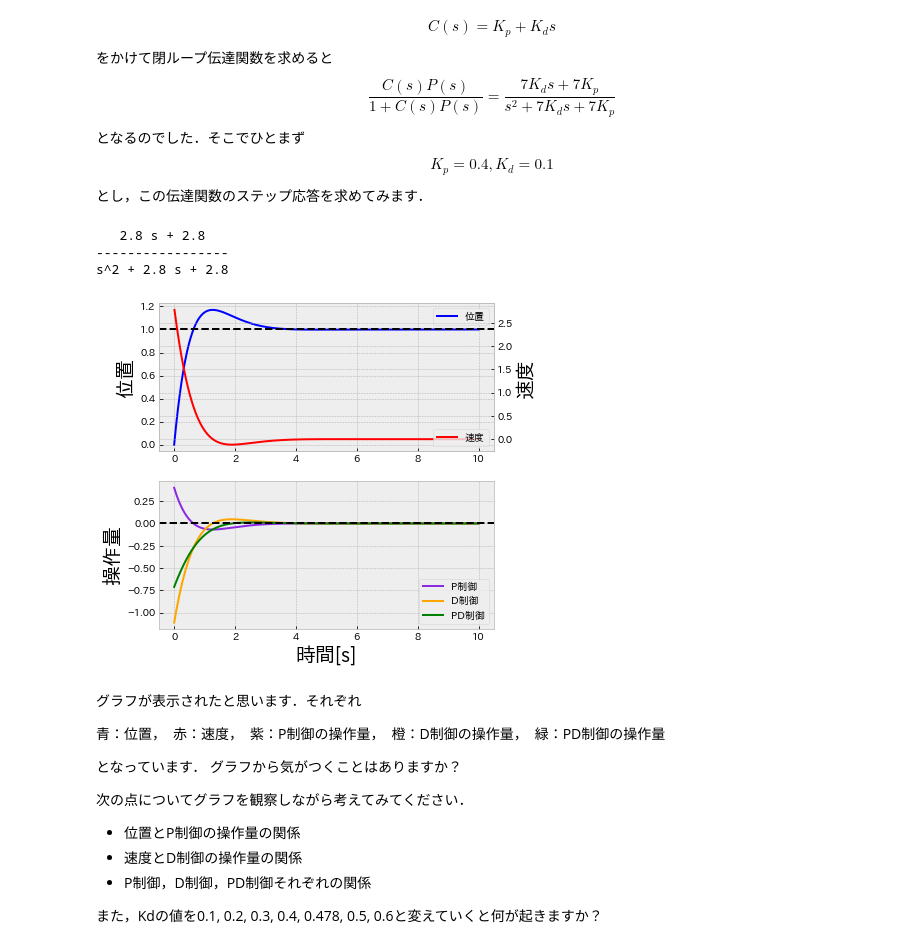
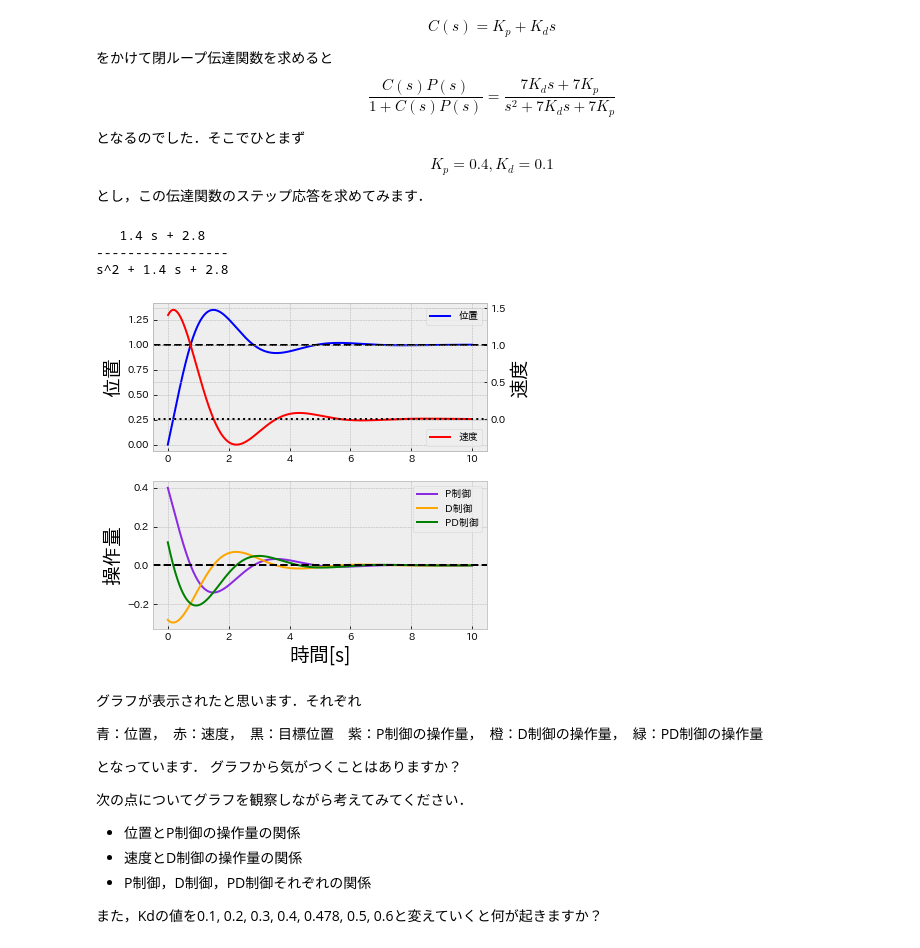
Before and after one commit to Toshi-M56/PIDcontrol, a Jupyter notebook: 工学実験PID制御実験シミュレーション.ipynb, the cells around one changed output. Saved outputs shown, nothing was run; the diff lists cells and outputs as text; code cells hidden in the pictures.

```diff
--- a/工学実験PID制御実験シミュレーション.ipynb
+++ b/工学実験PID制御実験シミュレーション.ipynb
@@ -127,11 +127,11 @@ plt.show() #plt.show()でグラフを画面に表示します．
 一連のコードをまとめると以下のようになります．
 色々な伝達関数のステップ応答を試してみてもいいかもしれません．
 # %%
-numerator = [1,3] # 分子
-denominator = [1, 2, 5] # 分母
+numerator = [3.5, 3] # 分子
+denominator = [1, 4, 3] # 分母
 G = matlab.tf(numerator, denominator)
 print(G)
-t = np.linspace(0, 5, 1000)
+t = np.linspace(0, 50, 10000)
 yout, T = matlab.step(G, t)
 plt.plot(T, yout)
 plt.show()
@@ -165,6 +165,7 @@ def plot_step_response(G, control="P", time=5, n_step=1000):
     ax.set_ylabel("位置", fontsize=20)
     ax_v = ax.twinx()
     ax_v.plot(T[1:], d_yout, c="r", label="速度")
+    ax_v.axhline(0, color="black", linestyle=":")
     ax_v.set_ylabel("速度", fontsize=20)
     ax_v.legend(loc="lower right")
 
@@ -172,9 +173,9 @@ def plot_step_response(G, control="P", time=5, n_step=1000):
     if control == "P" or control == "PD":
         ax2 = fig.add_subplot(212)
         p_mvalue = (1-yout)*Kp
-        d_mvalue = -d_yout*Kd
         ax2.plot(T,p_mvalue, c="blueviolet", label="P制御")
         if control == "PD":
+            d_mvalue = -d_yout*Kd
             ax2.plot(T[:-1],d_mvalue, c="orange", label="D制御")
             ax2.plot(T[:-1],p_mvalue[:-1] + d_mvalue, c="green", label="PD制御")
         ax2.axhline(0, color="black", linestyle="--")
@@ -235,20 +236,20 @@ $$K_p=0.4, K_d=0.1$$
 とし，この伝達関数のステップ応答を求めてみます．
 # %%
 Kp = 0.4
-Kd = 0.4
+Kd = 0.2
 G = matlab.tf([7*Kd, 7*Kp], [1, 7*Kd, 7*Kp])
 print(G)
 
 plot_step_response(G, control="PD", time=10)
 # %% [output]
-   2.8 s + 2.8
+   1.4 s + 2.8
 -----------------
-s^2 + 2.8 s + 2.8
+s^2 + 1.4 s + 2.8
-[figure, old version]
+[figure, new version]
 # %% [markdown]
 グラフが表示されたと思います．それぞれ
 
-青：位置，　赤：速度，　紫：P制御の操作量，　橙：D制御の操作量，　緑：PD制御の操作量
+青：位置，　赤：速度，　黒：目標位置　紫：P制御の操作量，　橙：D制御の操作量，　緑：PD制御の操作量
 
 となっています．
 グラフから気がつくことはありますか？
```
Also changed, not shown: parts of 9 cells of this notebook.
